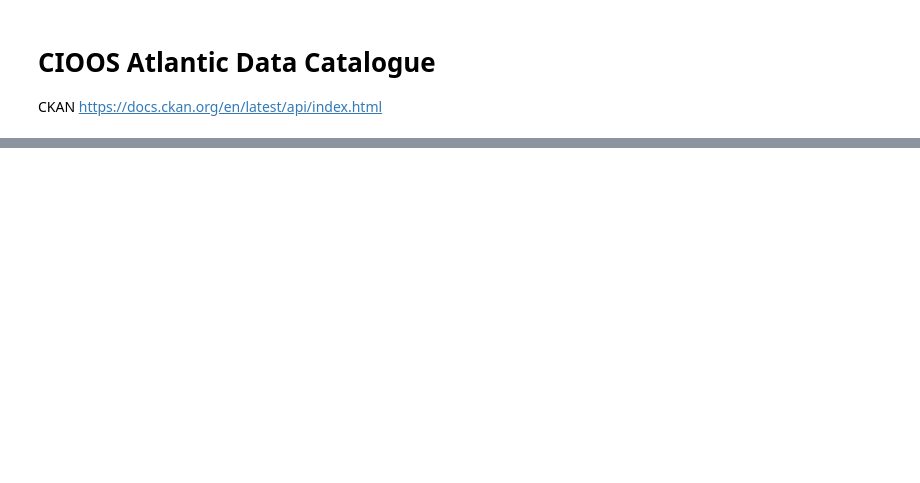
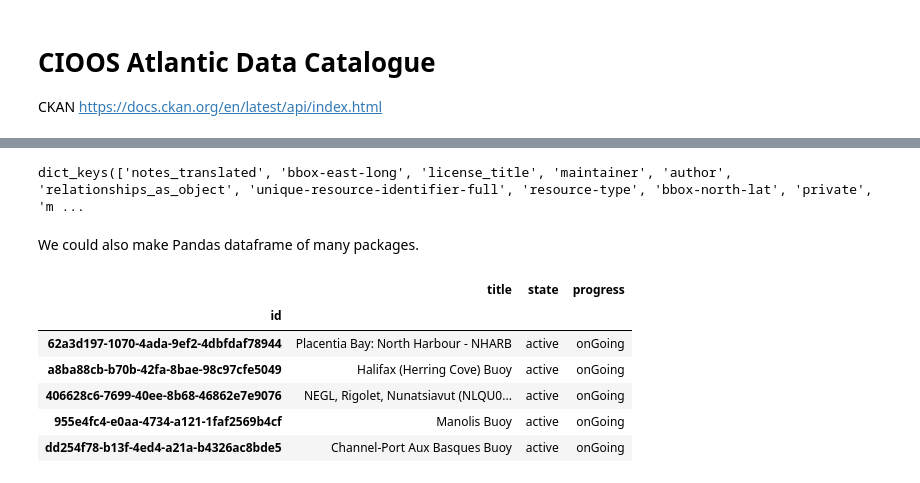
Before and after one commit to munroelab/cioos-viz, a Jupyter notebook: DataCatalogue.ipynb, the cells around one changed output, grey strips where cells are left out. Drawn from its saved outputs; the diff is of its cells as text; code cells hidden in the pictures; blank space fills up the shorter version.

```diff
--- a/DataCatalogue.ipynb
+++ b/DataCatalogue.ipynb
@@ -9,0 +147,6 @@ ckan = RemoteCKAN('https://cioosatlantic.ca/ckan/')  # User Agent options availa
+# %%
+package.keys()
+# %% [output]
+dict_keys(['notes_translated', 'bbox-east-long', 'license_title', 'maintainer', 'author', 'relationships_as_object', 'unique-resource-identifier-full', 'resource-type', 'bbox-north-lat', 'private', 'm ...
+# %% [markdown]
+We could also make Pandas dataframe of many packages.
@@ -9,0 +163,10 @@ ckan = RemoteCKAN('https://cioosatlantic.ca/ckan/')  # User Agent options availa
+# %%
+packages.loc[:,('title','state', 'progress')].head()
+# %% [output]
+|  | title | state | progress |
+| id |  |  |  |
+| 62a3d197-1070-4ada-9ef2-4dbfdaf78944 | Placentia Bay: North Harbour - NHARB | active | onGoing |
+| a8ba88cb-b70b-42fa-8bae-98c97cfe5049 | Halifax (Herring Cove) Buoy | active | onGoing |
+| 406628c6-7699-40ee-8b68-46862e7e9076 | NEGL, Rigolet, Nunatsiavut (NLQU0... | active | onGoing |
+| 955e4fc4-e0aa-4734-a121-1faf2569b4cf | Manolis Buoy | active | onGoing |
+| dd254f78-b13f-4ed4-a21a-b4326ac8bde5 | Channel-Port Aux Basques Buoy | active | onGoing |
```
Also changed, not shown: parts of 43 cells of this notebook, 2 other files.
